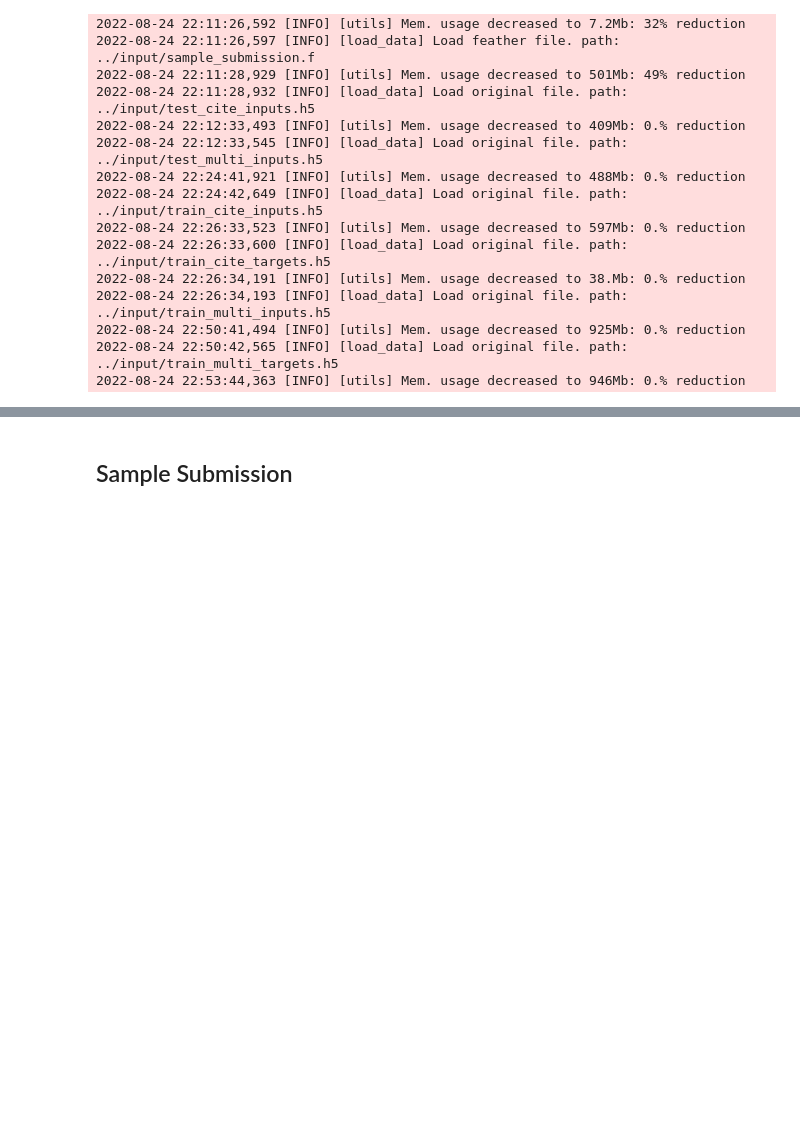
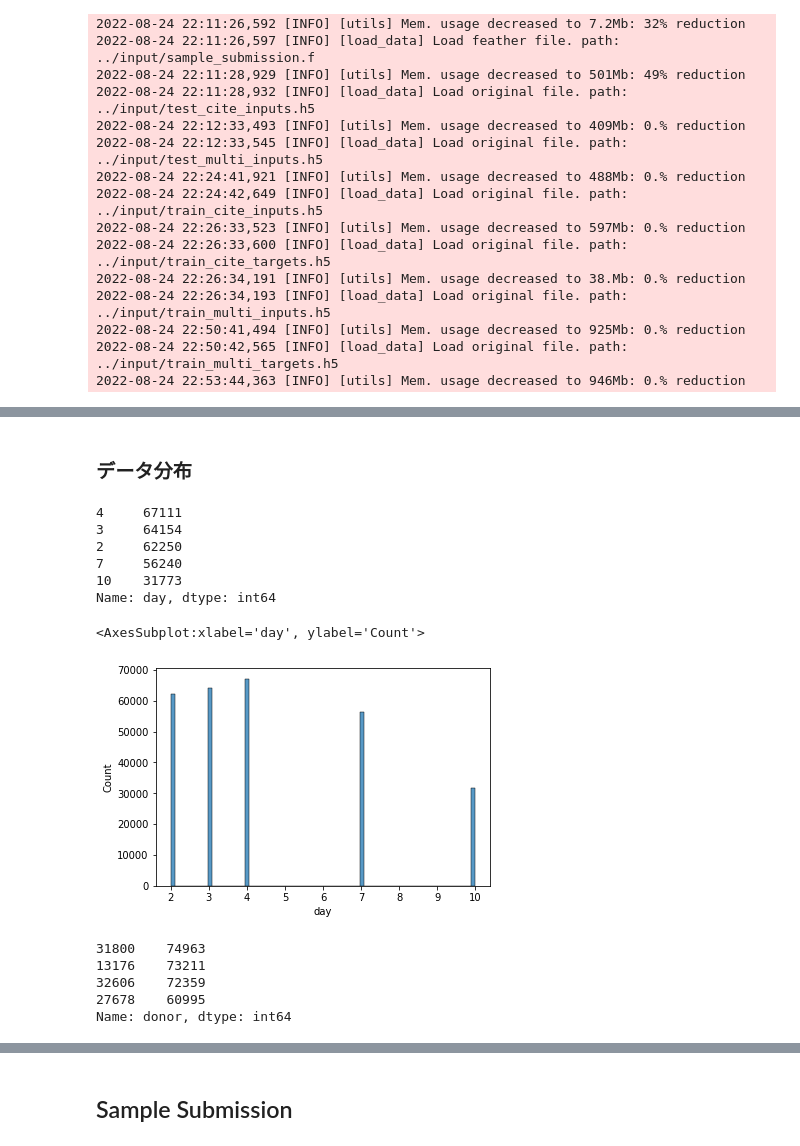
Before and after one commit to IMOKURI/kaggle-multimodal-single-cell-integration, a Jupyter notebook: notebook/EDA.ipynb, the cells around one changed output, grey strips where cells are left out. Saved outputs shown, nothing was run; the diff lists cells and outputs as text; code cells hidden in the pictures; blank space fills up the shorter version.

```diff
--- a/notebook/EDA.ipynb
+++ b/notebook/EDA.ipynb
@@ -532,0 +304,24 @@ input.test.head()
+# %% [markdown]
+### データ分布
+# %%
+input.metadata["day"].value_counts()
+# %% [output]
+4     67111
+3     64154
+2     62250
+7     56240
+10    31773
+Name: day, dtype: int64
+# %%
+sns.histplot(input.metadata["day"])
+# %% [output]
+<AxesSubplot:xlabel='day', ylabel='Count'>
+[figure, added]
+# %%
+input.metadata["donor"].value_counts()
+# %% [output]
+31800    74963
+13176    73211
+32606    72359
+27678    60995
+Name: donor, dtype: int64
```
Also changed, not shown: parts of 114 cells of this notebook, 3 other files.
